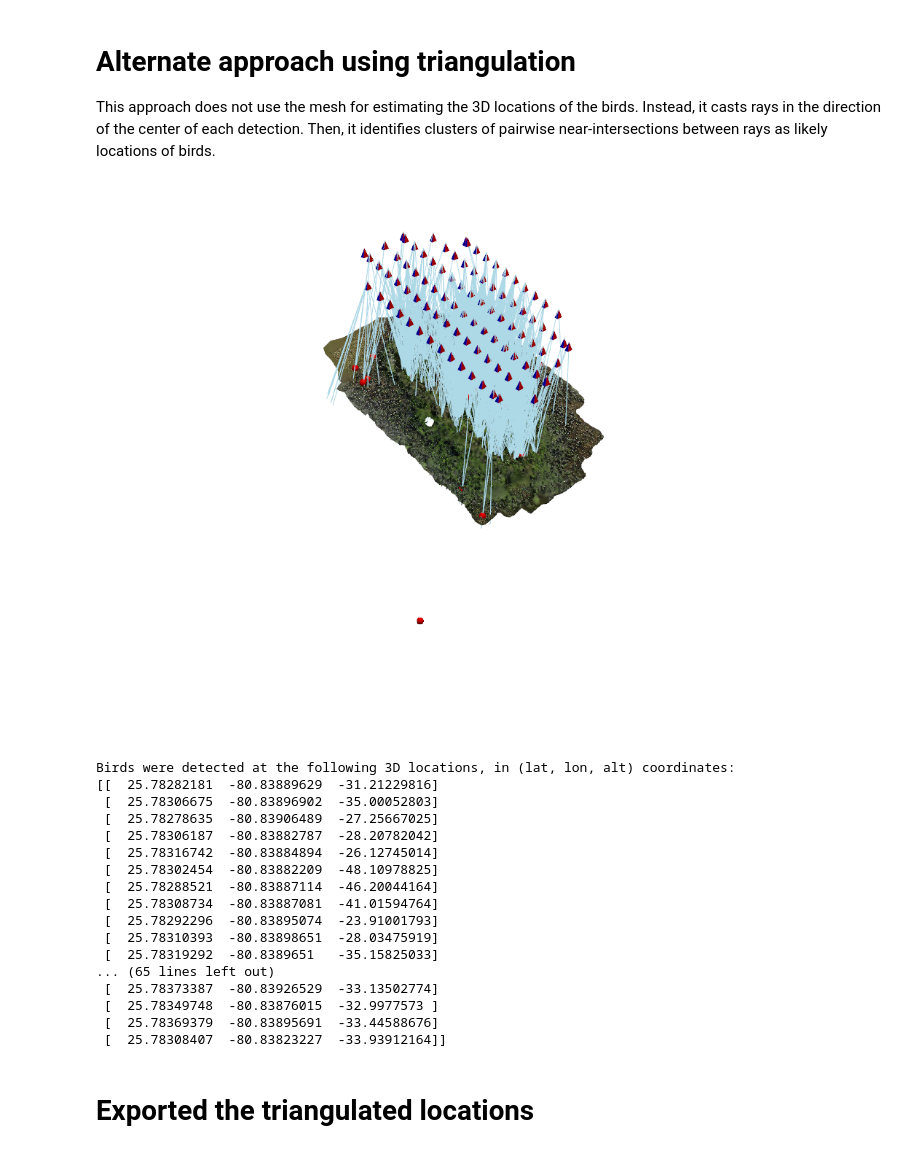
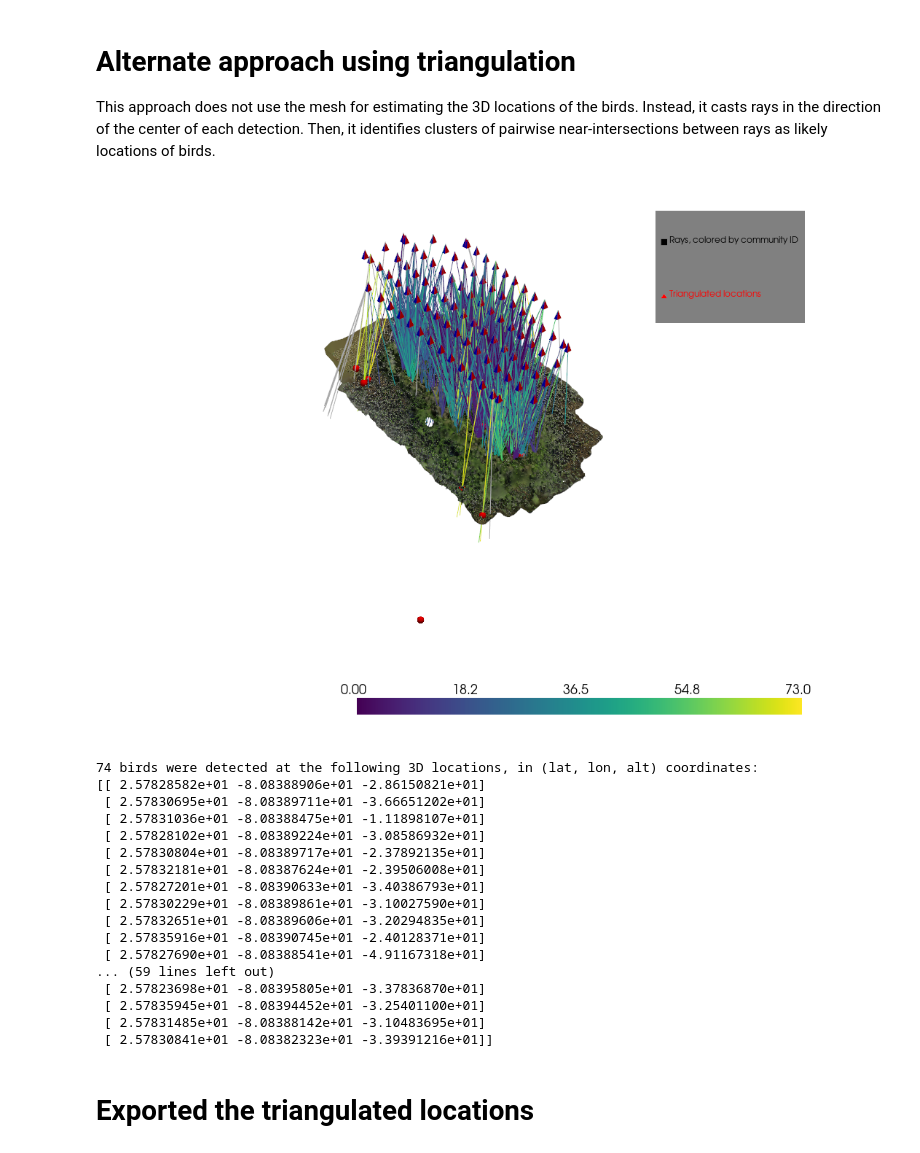
Before and after one commit to open-forest-observatory/geograypher, a Jupyter notebook: examples/project_detections.ipynb, the cells around one changed output. Saved outputs shown, nothing was run; the diff lists cells and outputs as text; code cells hidden in the pictures.

Commit message:
Add updated project detections example

```diff
--- a/examples/project_detections.ipynb
+++ b/examples/project_detections.ipynb
@@ -73,9 +65,13 @@ SEGMENTOR_KWARGS = {
     "split_bbox": False,
 }
 # For the ray-based approach, the tolerance between detections to consider them a match
-RAY_BASED_SIMILARITY_THRESHOLD_METERS = 0.1
-# The length of the lines for visualizing the rays
-VIS_LINE_LENGTH = 7
+RAY_BASED_SIMILARITY_THRESHOLD_METERS = 0.25
+# The resolution parameter of networkx.louvain_communities.
+# https://networkx.org/documentation/stable/reference/algorithms/generated/networkx.algorithms.community.louvain.louvain_communities.html
+# higher values favor smaller clusters of detections corresponding to one bird
+LOUVAIN_RESOLUTION = 2
+# The length in meters of the lines for visualizing the rays
+VIS_RAY_LENGTH_METERS = 100
 # %% [markdown]
 # Projection detections to mesh
 Here we take the per-image detections and project them onto the faces of the mesh. If requested, these projections can be visualized and/or saved to a file for further processing. Note that you could also could convert them to geospatial coordinates using this function, but it's split into two function calls to demonstrate the functionality.
@@ -165,57 +161,58 @@ camera_set = MetashapeCameraSet(
 # Determine the shape of the images, assuming they're all the same
 image_shape = imread(list(IMAGE_FOLDER.glob("*.JPG"))[0]).shape[:2]
 
 # Create a detector object that looks up detections from a folder. The predictions should be
 # one per image in the DeepForest format.
 detector = TabularRectangleSegmentor(
     detection_file_or_folder=DETECTIONS_FOLDER,
     image_folder=IMAGE_FOLDER,
     image_shape=image_shape,
     **SEGMENTOR_KWARGS
 )
 
 # Create a pyvista plotter to show both scenes at once
 plotter = create_pv_plotter(off_screen=False, force_xvfb=False)
 
 # Load the mesh and plot it
 mesh = pv.read(MESH_FILENAME)
 plotter.add_mesh(mesh, rgb=True)
 
 # Extract the transform to global coordinates from the cameras filename
 transform_to_epsg_4978 = parse_transform_metashape(CAMERAS_FILENAME)
 
 # Identify correspondences between detections and show them
-detected_bird_locations = camera_set.aggreate_detections(
-    segmentor=detector,
+detected_bird_locations = camera_set.triangulate_detections(
+    detector=detector,
+    transform_to_epsg_4978=transform_to_epsg_4978,
+    similarity_threshold_meters=RAY_BASED_SIMILARITY_THRESHOLD_METERS,
+    louvain_resolution=LOUVAIN_RESOLUTION,
     plotter=plotter,
-    similarity_threshold_meters=RAY_BASED_SIMILARITY_THRESHOLD_METERS,
-    vis_line_length=VIS_LINE_LENGTH,
-    transform_to_epsg_4978=transform_to_epsg_4978
+    vis_ray_length_meters=VIS_RAY_LENGTH_METERS,
 )
 # Show the cameras
 camera_set.vis(show=True, frustum_scale=0.5, plotter=plotter)
 
 # TODO convert these into geospatial coords
-print(f"Birds were detected at the following 3D locations, in (lat, lon, alt) coordinates:\n{detected_bird_locations}")
+print(f"{len(detected_bird_locations)} birds were detected at the following 3D locations, in (lat, lon, alt) coordinates:\n{detected_bird_locations}")
 # %% [output]
-[figure, old version]
+[figure, new version]
-Birds were detected at the following 3D locations, in (lat, lon, alt) coordinates:
-[[  25.78282181  -80.83889629  -31.21229816]
- [  25.78306675  -80.83896902  -35.00052803]
- [  25.78278635  -80.83906489  -27.25667025]
- [  25.78306187  -80.83882787  -28.20782042]
- [  25.78316742  -80.83884894  -26.12745014]
- [  25.78302454  -80.83882209  -48.10978825]
- [  25.78288521  -80.83887114  -46.20044164]
- [  25.78308734  -80.83887081  -41.01594764]
- [  25.78292296  -80.83895074  -23.91001793]
- [  25.78310393  -80.83898651  -28.03475919]
- [  25.78319292  -80.8389651   -35.15825033]
-... (65 lines left out)
- [  25.78373387  -80.83926529  -33.13502774]
- [  25.78349748  -80.83876015  -32.9977573 ]
- [  25.78369379  -80.83895691  -33.44588676]
- [  25.78308407  -80.83823227  -33.93912164]]
+74 birds were detected at the following 3D locations, in (lat, lon, alt) coordinates:
+[[ 2.57828582e+01 -8.08388906e+01 -2.86150821e+01]
+ [ 2.57830695e+01 -8.08389711e+01 -3.66651202e+01]
+ [ 2.57831036e+01 -8.08388475e+01 -1.11898107e+01]
+ [ 2.57828102e+01 -8.08389224e+01 -3.08586932e+01]
+ [ 2.57830804e+01 -8.08389717e+01 -2.37892135e+01]
+ [ 2.57832181e+01 -8.08387624e+01 -2.39506008e+01]
+ [ 2.57827201e+01 -8.08390633e+01 -3.40386793e+01]
+ [ 2.57830229e+01 -8.08389861e+01 -3.10027590e+01]
+ [ 2.57832651e+01 -8.08389606e+01 -3.20294835e+01]
+ [ 2.57835916e+01 -8.08390745e+01 -2.40128371e+01]
+ [ 2.57827690e+01 -8.08388541e+01 -4.91167318e+01]
+... (59 lines left out)
+ [ 2.57823698e+01 -8.08395805e+01 -3.37836870e+01]
+ [ 2.57835945e+01 -8.08394452e+01 -3.25401100e+01]
+ [ 2.57831485e+01 -8.08388142e+01 -3.10483695e+01]
+ [ 2.57830841e+01 -8.08382323e+01 -3.39391216e+01]]
 # %% [markdown]
 # Exported the triangulated locations
 # %%
```
Also changed, not shown: parts of 2 cells of this notebook.
